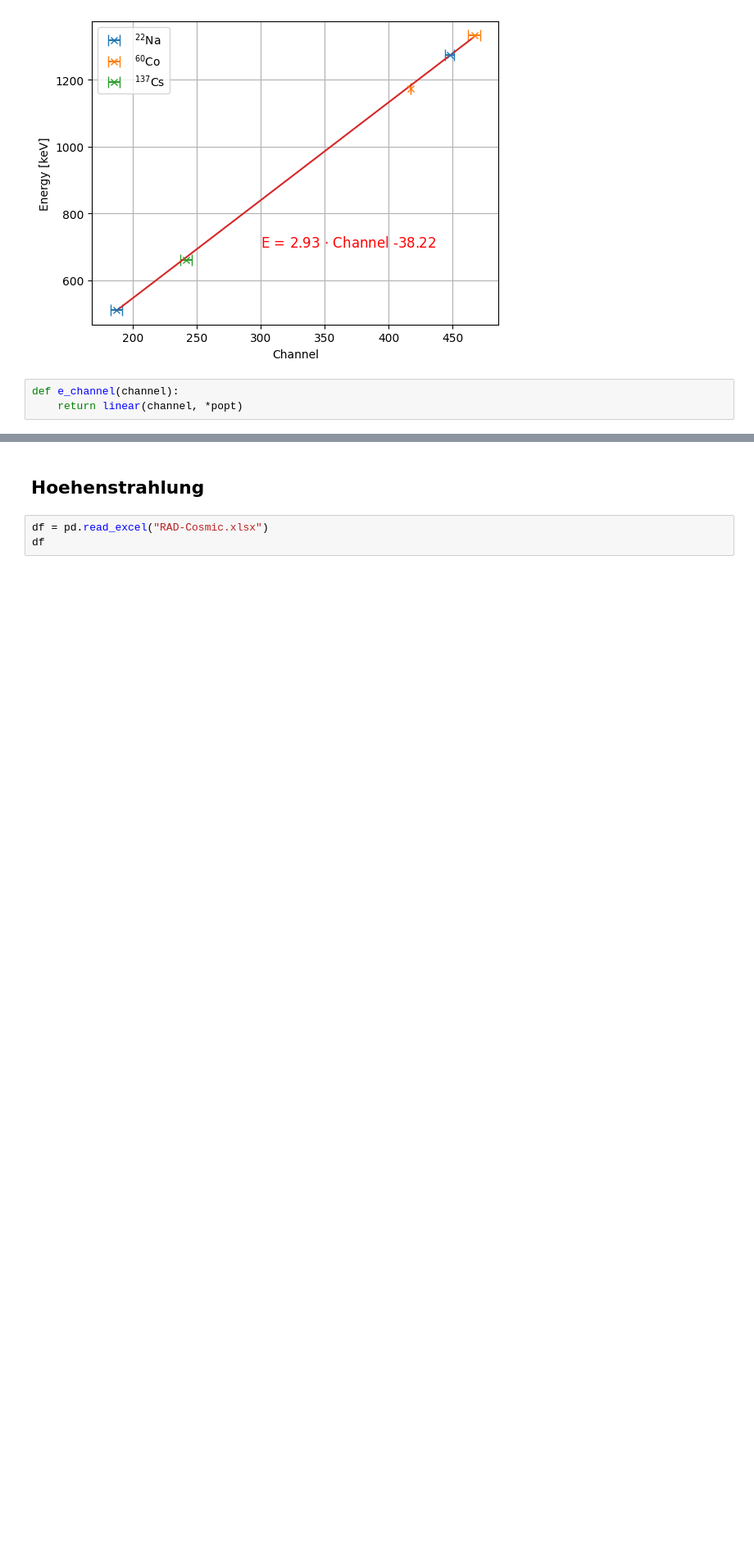
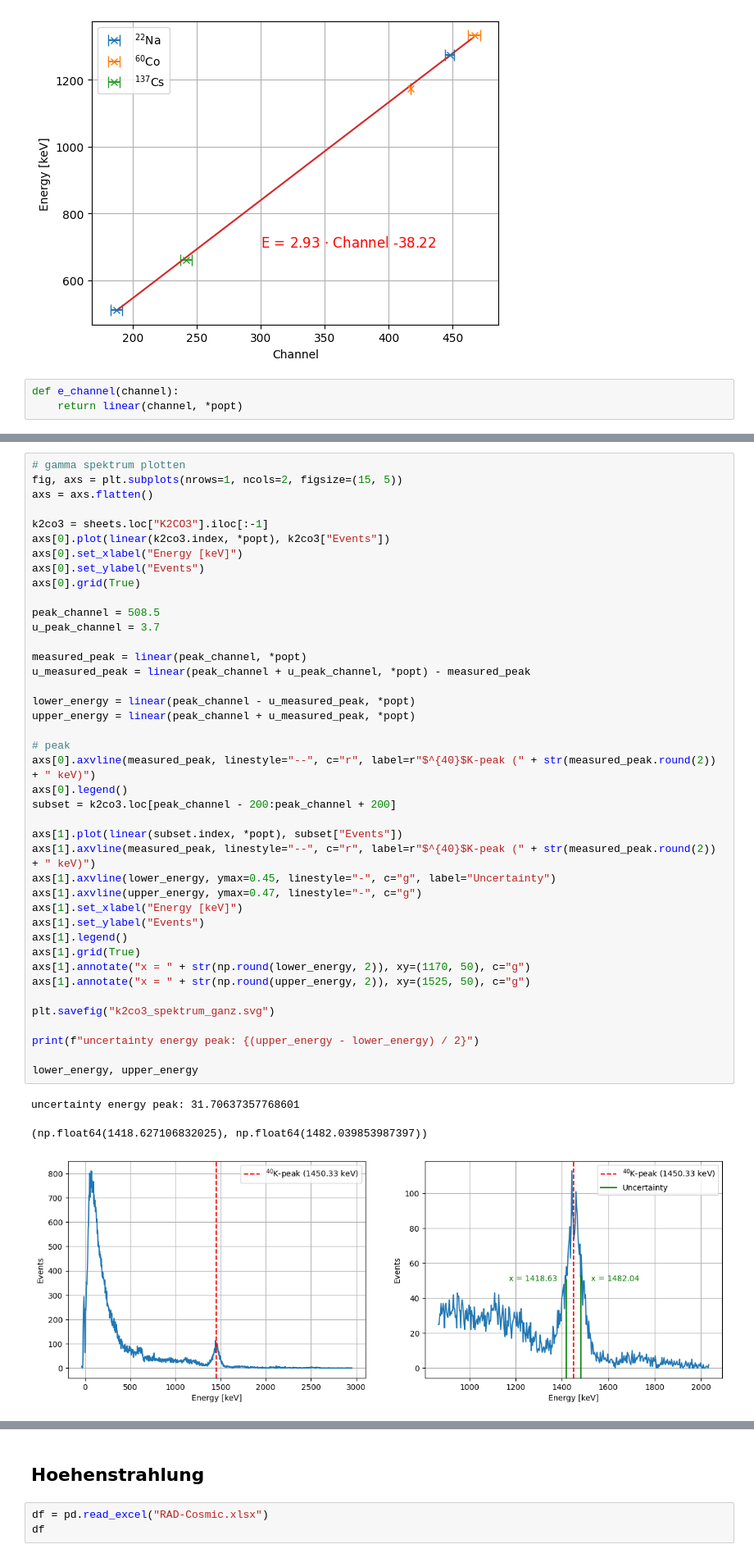
Before and after one commit to RombusBombus/AP3, a Jupyter notebook: RAD/RAD.ipynb, the cells around one changed output, grey strips where cells are left out. Shown: that part at 82% size. Saved outputs shown, nothing was run; the diff lists cells and outputs as text; blank space fills up the shorter version.

```diff
--- a/RAD/RAD.ipynb
+++ b/RAD/RAD.ipynb
@@ -165,0 +168,45 @@ def e_channel(channel):
+# %%
+# gamma spektrum plotten
+fig, axs = plt.subplots(nrows=1, ncols=2, figsize=(15, 5))
+axs = axs.flatten()
+
+k2co3 = sheets.loc["K2CO3"].iloc[:-1]
+axs[0].plot(linear(k2co3.index, *popt), k2co3["Events"])
+axs[0].set_xlabel("Energy [keV]")
+axs[0].set_ylabel("Events")
+axs[0].grid(True)
+
+peak_channel = 508.5
+u_peak_channel = 3.7
+
+measured_peak = linear(peak_channel, *popt)
+u_measured_peak = linear(peak_channel + u_peak_channel, *popt) - measured_peak
+
+lower_energy = linear(peak_channel - u_measured_peak, *popt)
+upper_energy = linear(peak_channel + u_measured_peak, *popt)
+
+# peak
+axs[0].axvline(measured_peak, linestyle="--", c="r", label=r"$^{40}$K-peak (" + str(measured_peak.round(2)) + " keV)")
+axs[0].legend()
+subset = k2co3.loc[peak_channel - 200:peak_channel + 200]
+
+axs[1].plot(linear(subset.index, *popt), subset["Events"])
+axs[1].axvline(measured_peak, linestyle="--", c="r", label=r"$^{40}$K-peak (" + str(measured_peak.round(2)) + " keV)")
+axs[1].axvline(lower_energy, ymax=0.45, linestyle="-", c="g", label="Uncertainty")
+axs[1].axvline(upper_energy, ymax=0.47, linestyle="-", c="g")
+axs[1].set_xlabel("Energy [keV]")
+axs[1].set_ylabel("Events")
+axs[1].legend()
+axs[1].grid(True)
+axs[1].annotate("x = " + str(np.round(lower_energy, 2)), xy=(1170, 50), c="g")
+axs[1].annotate("x = " + str(np.round(upper_energy, 2)), xy=(1525, 50), c="g")
+
+plt.savefig("k2co3_spektrum_ganz.svg")
+
+print(f"uncertainty energy peak: {(upper_energy - lower_energy) / 2}")
+
+lower_energy, upper_energy
+# %% [output]
+uncertainty energy peak: 31.70637357768601
+(np.float64(1418.627106832025), np.float64(1482.039853987397))
+[figure, added]
```
Also changed, not shown: parts of 5 cells of this notebook, 1 other file.
